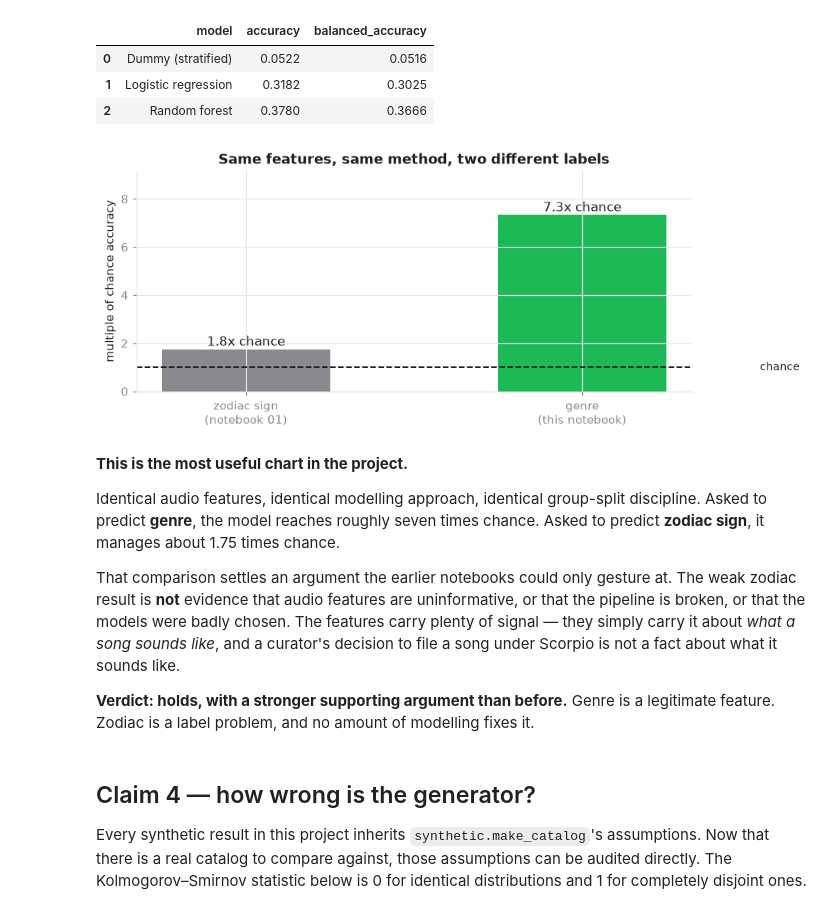
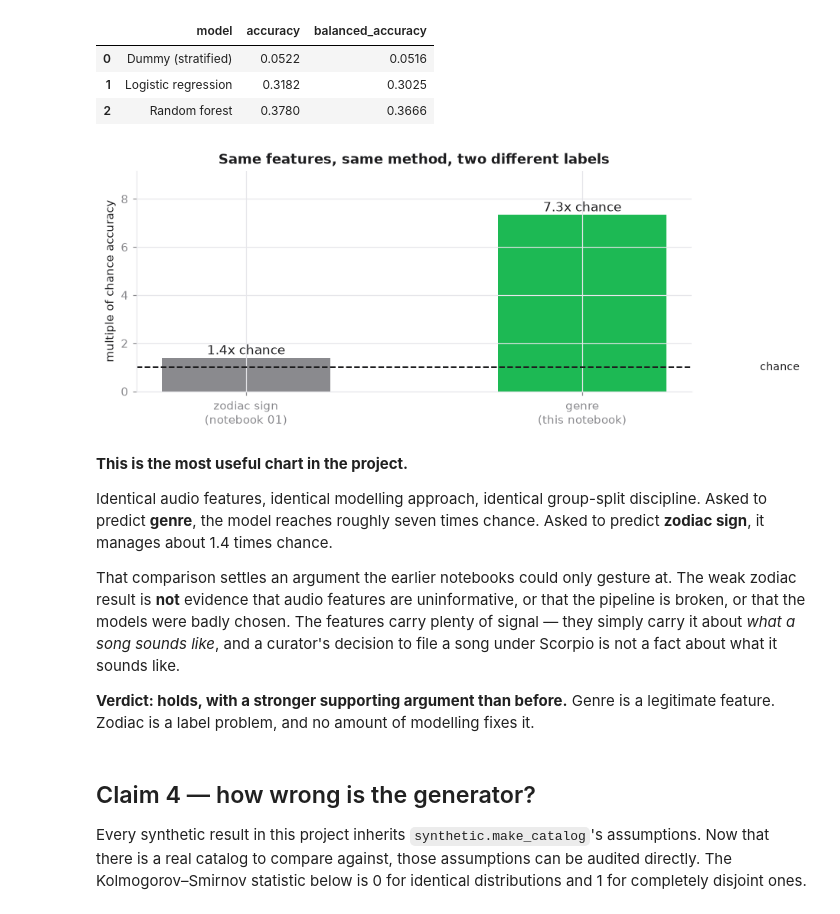
Before and after one commit to AkinSu/AIM-Music-Matching, a Jupyter notebook: ml/notebooks/06_real_data_validation.ipynb, the cells around one changed output. Cells and saved outputs as stored; diff of their text form; code cells hidden in the pictures.

```diff
--- a/ml/notebooks/06_real_data_validation.ipynb
+++ b/ml/notebooks/06_real_data_validation.ipynb
@@ -355,27 +355,33 @@ uniform chance (1/20) = 0.0500   majority baseline = 0.0810
 | 1 | Logistic regression | 0.3182 | 0.3025 |
 | 2 | Random forest | 0.3780 | 0.3666 |
 # %%
+# Notebook 01's headline on the real scrape, all features combined. It was
+# 0.146 here for a while, which was the pre-repair number: the Virgo
+# playlists had been scraped under a name collision and the fix lowered the
+# result. 0.1156 is what notebook 01 actually prints now.
+ZODIAC_BALANCED_ACC = 0.1156
+
 best = genre_res["balanced_accuracy"].max()
 fig, ax = plt.subplots(figsize=(8.5, 3.4))
 bars = ["zodiac sign\n(notebook 01)", "genre\n(this notebook)"]
-vals = [0.146 / S.CHANCE_ACCURACY, best / 0.05]
+vals = [ZODIAC_BALANCED_ACC / S.CHANCE_ACCURACY, best / 0.05]
 ax.bar(bars, vals, color=[viz.MUTED, viz.ACCENT], width=.5)
 ax.axhline(1.0, color=viz.INK, ls="--", lw=1.3)
 ax.text(1.52, 1.0, " chance", va="center", fontsize=9)
 for i, v in enumerate(vals):
     ax.text(i, v + .15, f"{v:.1f}x chance", ha="center", fontsize=11)
 ax.set_ylabel("multiple of chance accuracy")
 ax.set_title("Same features, same method, two different labels")
 ax.set_ylim(0, max(vals) * 1.25)
 plt.show()
 # %% [output]
-[figure, old version]
+[figure, new version]
 # %% [markdown]
 **This is the most useful chart in the project.**
 
 Identical audio features, identical modelling approach, identical group-split
 discipline. Asked to predict **genre**, the model reaches roughly seven times chance.
-Asked to predict **zodiac sign**, it manages about 1.75 times chance.
+Asked to predict **zodiac sign**, it manages about 1.4 times chance.
 
 That comparison settles an argument the earlier notebooks could only gesture at. The
 weak zodiac result is **not** evidence that audio features are uninformative, or that
```
Also changed, not shown: parts of 1 cell of this notebook, 2 other files.
